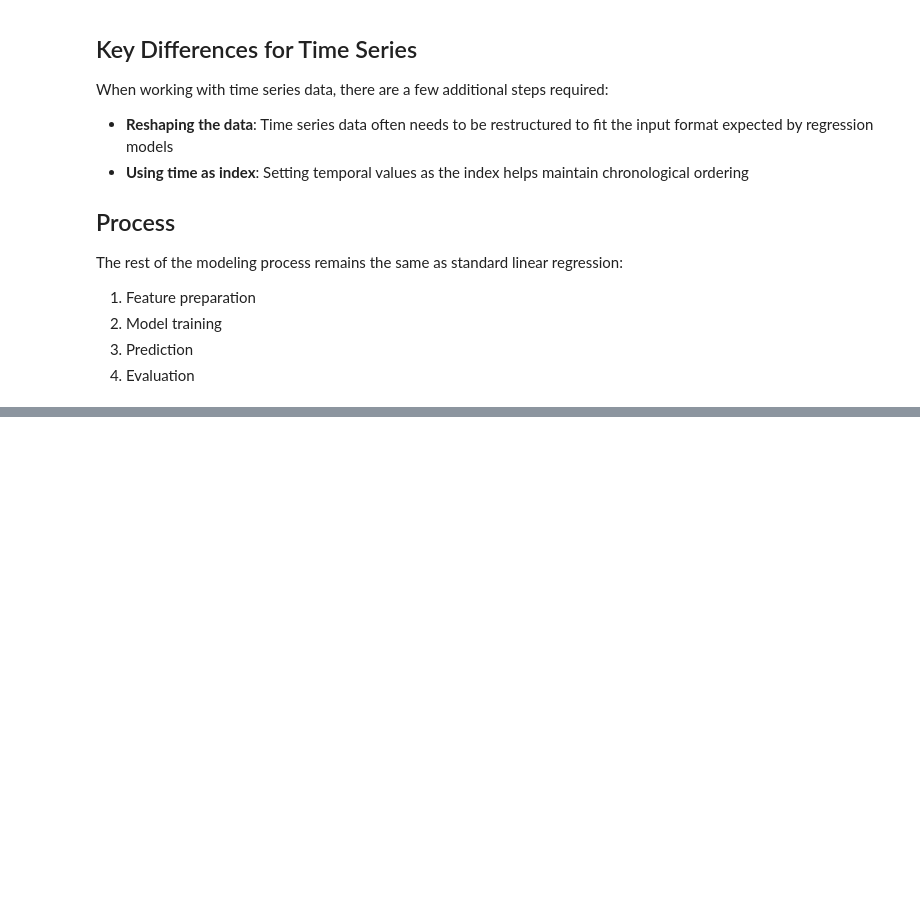
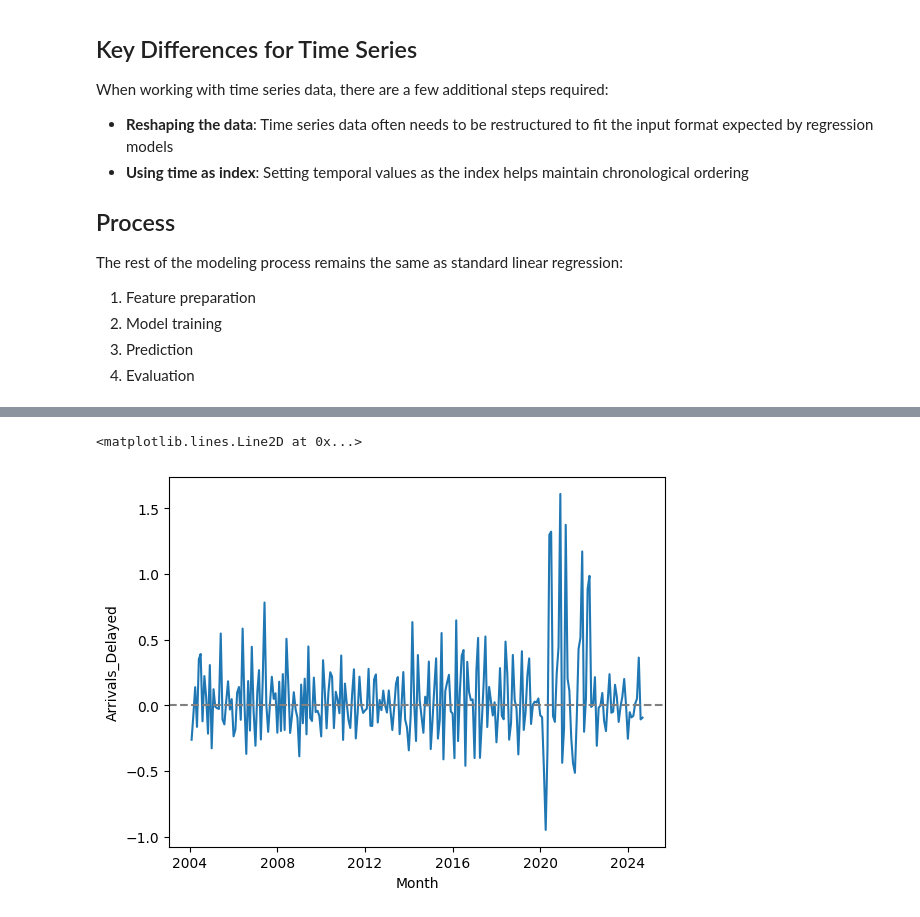
Before and after one commit to Talhamuhammadali/ML-projects, a Jupyter notebook: Linear Regression/time-series-flights/flight_prediciton.ipynb, the cells around one changed output, grey strips where cells are left out. Saved outputs shown, nothing was run; the diff lists cells and outputs as text; code cells hidden in the pictures; blank space fills up the shorter version.

```diff
--- a/Linear Regression/time-series-flights/flight_prediciton.ipynb
+++ b/Linear Regression/time-series-flights/flight_prediciton.ipynb
@@ -53,0 +114,12 @@ Data columns (total 14 columns):
+# %%
+# Lets further analyze the data and understand the percentage of delayed flights
+cancel_pct_change = df_per_month["Arrivals_Delayed"].pct_change()
+
+# plot the result
+sns.lineplot(cancel_pct_change)
+
+# Add a horizontal line at y=0
+plt.axhline(y=0, color='grey', linestyle='--', label="y=0")
+# %% [output]
+<matplotlib.lines.Line2D at 0x...>
+[figure, added]
```
Also changed, not shown: parts of 18 cells of this notebook, 1 other file.
